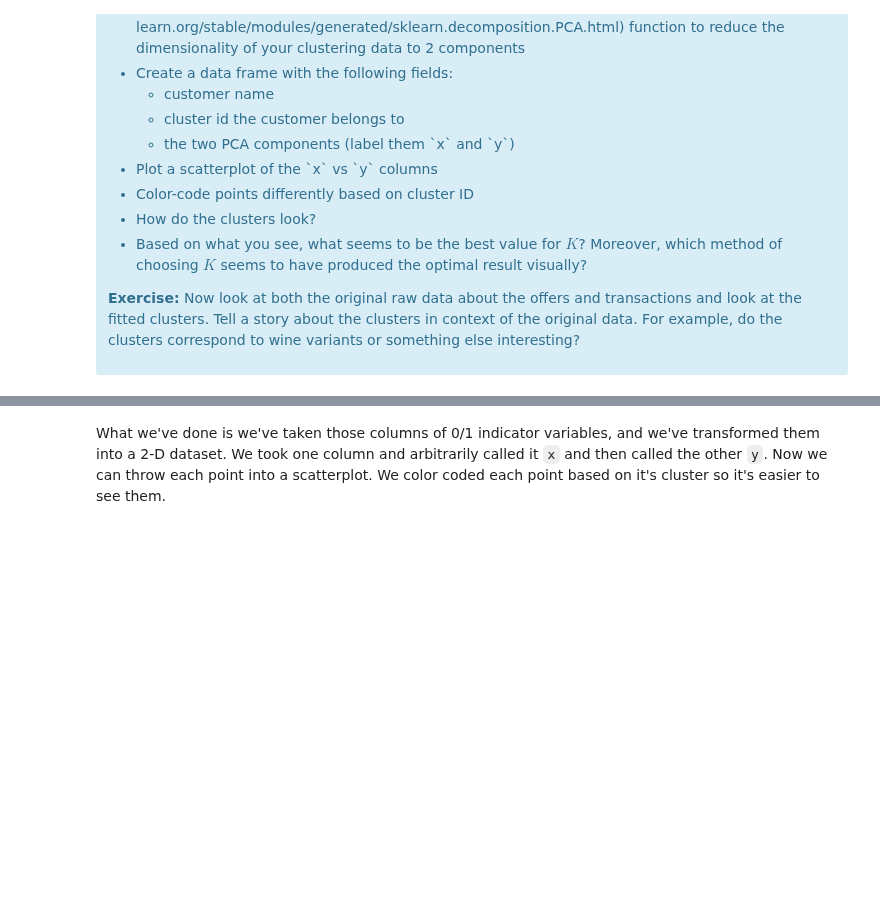
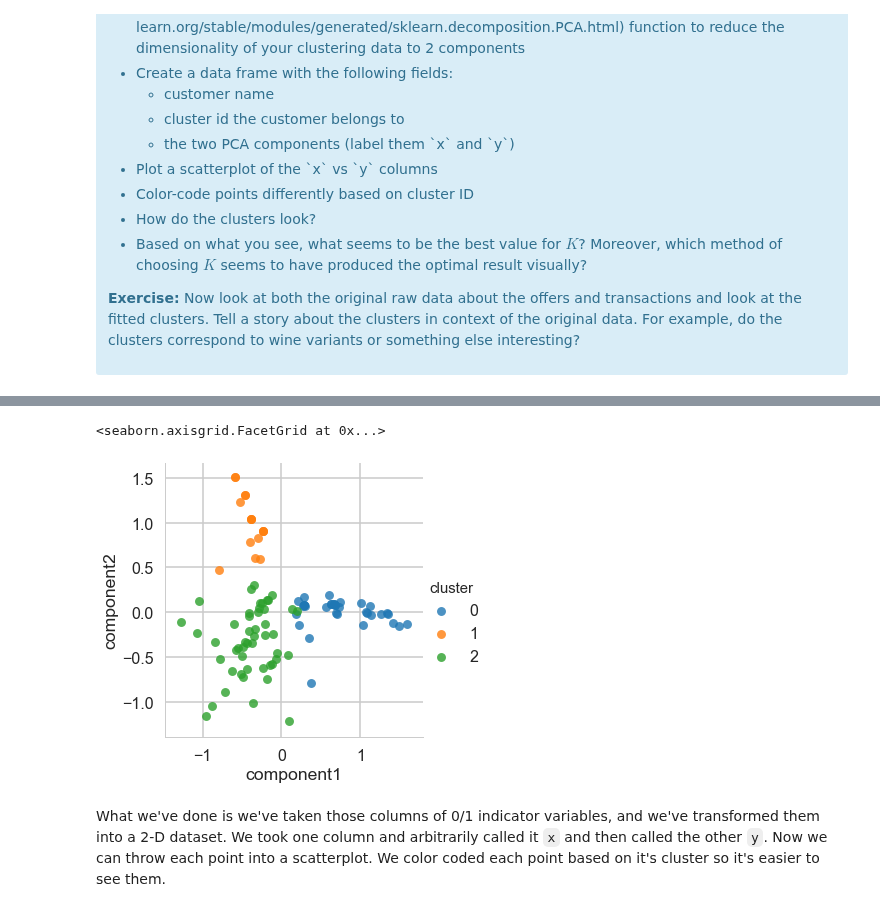
Before and after one commit to kellywong1314/Analytics-and-Machine-Learning, a Jupyter notebook: Mini-Projects/Customer Segmentation Clustering/Mini_Project_Clustering.ipynb, the cells around one changed output, grey strips where cells are left out. Drawn from its saved outputs; the diff is of its cells as text; code cells hidden in the pictures; blank space fills up the shorter version.

```diff
--- a/Mini-Projects/Customer Segmentation Clustering/Mini_Project_Clustering.ipynb
+++ b/Mini-Projects/Customer Segmentation Clustering/Mini_Project_Clustering.ipynb
@@ -287,0 +308,15 @@ This is only one use of PCA for dimension reduction. We can also use PCA when we
+# %%
+#your turn
+
+from sklearn.decomposition import PCA
+
+model=PCA(n_components=2)
+model.fit(x_cols)
+df_components = pd.DataFrame(model.transform(x_cols))
+df_components.columns = ['component1', 'component2']
+# %%
+df_PCA = pd.DataFrame()
+df_PCA['customer_name'] = df.customer_name
+df_PCA['cluster'] = clusters['3']
+df_PCA = df_PCA.join(df_components, how='left')
+df_PCA.head()
@@ -288,3 +330,8 @@ This is only one use of PCA for dimension reduction. We can also use PCA when we
+# %%
+sns.lmplot('component1', 'component2', data=df_PCA, fit_reg=False, hue='cluster', scatter_kws={"s": 80})
+# %% [output]
+<seaborn.axisgrid.FacetGrid at 0x...>
+[figure, added]
 # %% [markdown]
 What we've done is we've taken those columns of 0/1 indicator variables, and we've transformed them into a 2-D dataset. We took one column and arbitrarily called it `x` and then called the other `y`. Now we can throw each point into a scatterplot. We color coded each point based on it's cluster so it's easier to see them.
 # %% [markdown]
```
Also changed, not shown: parts of 7 cells of this notebook.
